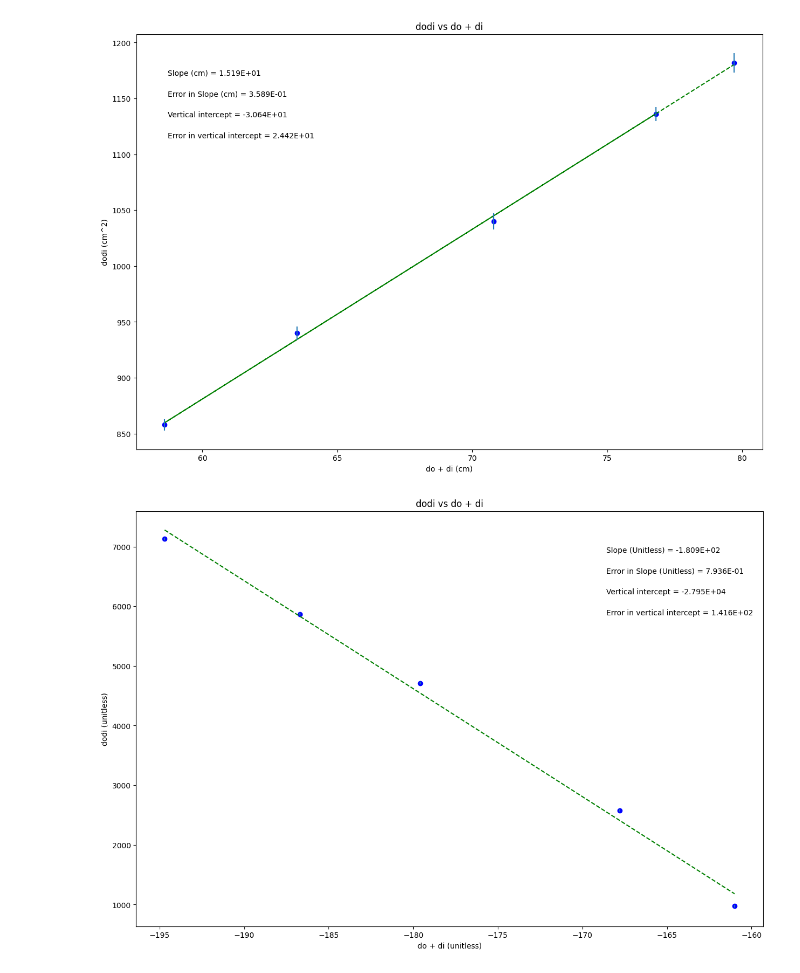
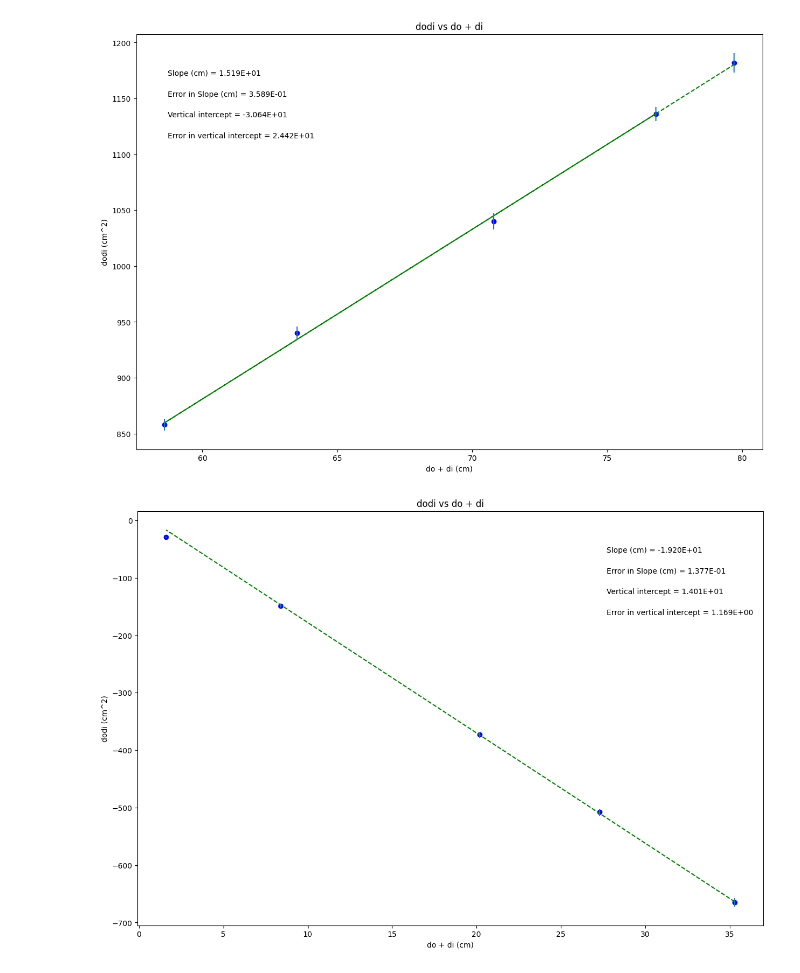
Before and after one commit to ELoran2435/PhysicsSpring2025, a Jupyter notebook: Lenses and Image Formation.ipynb, the cells around one changed output. Saved outputs shown, nothing was run; the diff lists cells and outputs as text; code cells hidden in the pictures.

```diff
--- a/Lenses and Image Formation.ipynb
+++ b/Lenses and Image Formation.ipynb
@@ -139,11 +139,11 @@ import matplotlib.pyplot as plt
 #variable names should start with a letter and must contain only letters, numbers, and underscores
 
 
-xvariable_doplusdi = np.array([-194.7, -186.7, -179.6, -167.8, -161])
+xvariable_doplusdi = np.array([35.3, 27.3, 20.2, 8.4, 1.6])
 
-yvariable_dodi = np.array([7129.62, 5868, 4711.63, 2576.97, 974.61])
+yvariable_dodi = np.array([-665.04, -508, -373.23, -148.77, -29.61])
 
-err_yvariable_dodi = np.array([21.74803439, 21.50390197, 21.36955779, 21.44896268, 21.8960179])
+err_yvariable_dodi = np.array([7.177980217, 5.935132686, 4.805205511, 2.713300573, 1.111575459])
 
 
 
@@ -252,31 +252,31 @@ elif annotation_placement==3 or annotation_placement==4:
 #Don't need to change anything in this section!
 
 #Plot data on graph. Plot error bars and place values for slope,
 #error in slope, and vertical intercept (plus error) on the plot using "annotate"
 
 plt.figure(figsize=(15,10))
 
 plt.plot(x, fit, color='green', linestyle='--')
 plt.scatter(x, y, color='blue', marker='o')
 
 plt.xlabel(x_label)
 plt.ylabel(y_label)
 plt.title(plot_title)
 
 plt.errorbar(x, y, yerr=dy, xerr=None, fmt="none") #don't need to plot x error bars
 
 plt.annotate('Slope ({}) = {value:.{digits}E}'.format(slope_units,value=m, digits=3),
              (xpos, ypos[0]), xycoords='axes fraction')
 
 plt.annotate('Error in Slope ({}) = {value:.{digits}E}'.format(slope_units,value=dm, digits=3),
              (xpos, ypos[1]), xycoords='axes fraction')
 
 plt.annotate('Vertical intercept = {value:.{digits}E}'.format(value=b, digits=3),
              (xpos, ypos[2]), xycoords='axes fraction')
 
 plt.annotate('Error in vertical intercept = {value:.{digits}E}'.format(value=db, digits=3),
              (xpos, ypos[3]), xycoords='axes fraction')
 
 plt.show()
 # %% [output]
-[figure, old version]
+[figure, new version]
```
